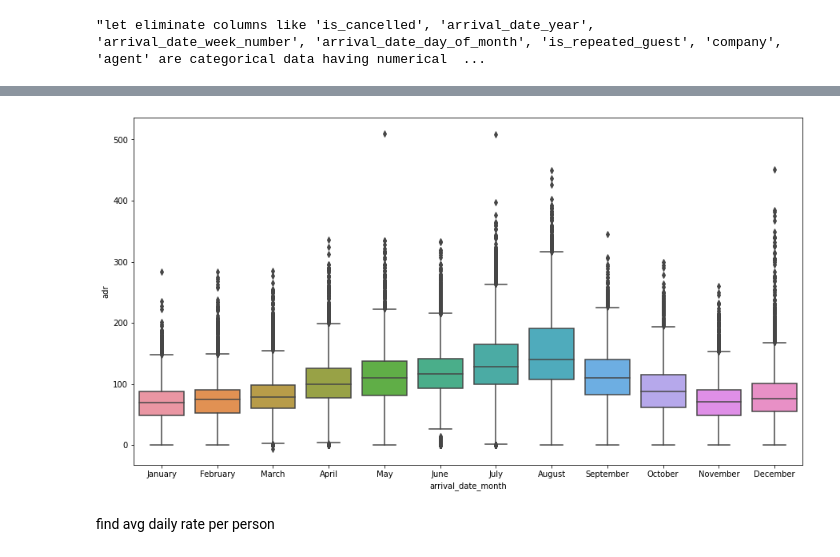
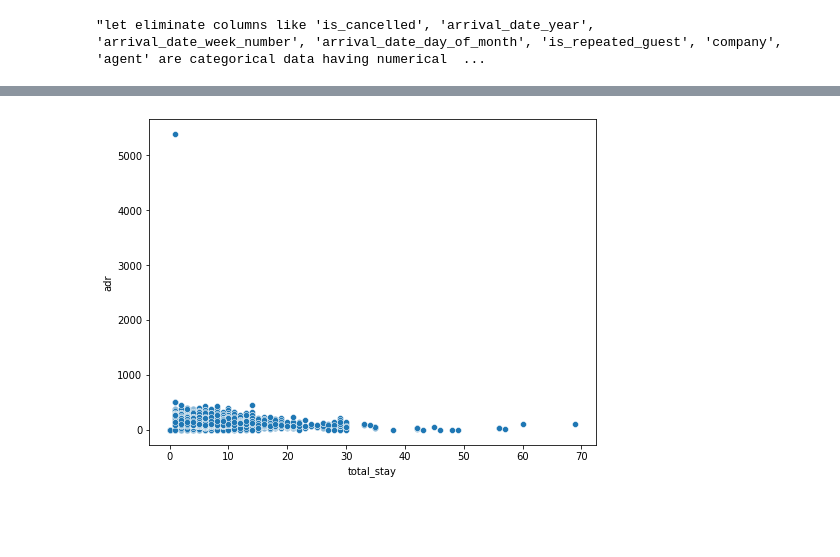
Before and after one commit to ashokkondhalkar/CAPSTONE-1-Hotel-Booking-Analysis-EDA, a Jupyter notebook: Individual_notebook.ipynb, the cells around one changed output, grey strips where cells are left out. Cells and saved outputs as stored; diff of their text form; code cells hidden in the pictures; blank space fills up the shorter version.

```diff
--- a/Individual_notebook.ipynb
+++ b/Individual_notebook.ipynb
@@ -566,15 +391,0 @@ month_in_year=['January', 'February','March','April','May','June','July','August
-# %%
-#Here we are using .Categorical function in pandas which return categorical variables in statistics
-hotel1['arrival_date_month']=pd.Categorical(hotel1['arrival_date_month'],categories=month_in_year,ordered=True)
-
-#providing size to figure
-plt.figure(figsize = (15,8))
-#print on x-axis 'arrival_date_month' and y axis 'adr'
-sns.boxplot(x = hotel1['arrival_date_month'],y = hotel1['adr'])
-plt.show()
-# %% [output]
-[figure, removed]
-# %% [markdown]
-find avg daily rate per person
-# %%
-hotel1['adr1']=round(hotel1['adr']/hotel1['totle_peoples'],2)
@@ -584,0 +392,9 @@ hotel1.head()
+# %%
+#Describing size for figure
+plt.figure(figsize = (8,6))
+
+#Analysis by using scatterplot
+sns.scatterplot(y = 'adr', x = 'total_stay', data = hotel1)
+plt.show()
+# %% [output]
+[figure, added]
```
Also changed, not shown: parts of 93 cells of this notebook.
